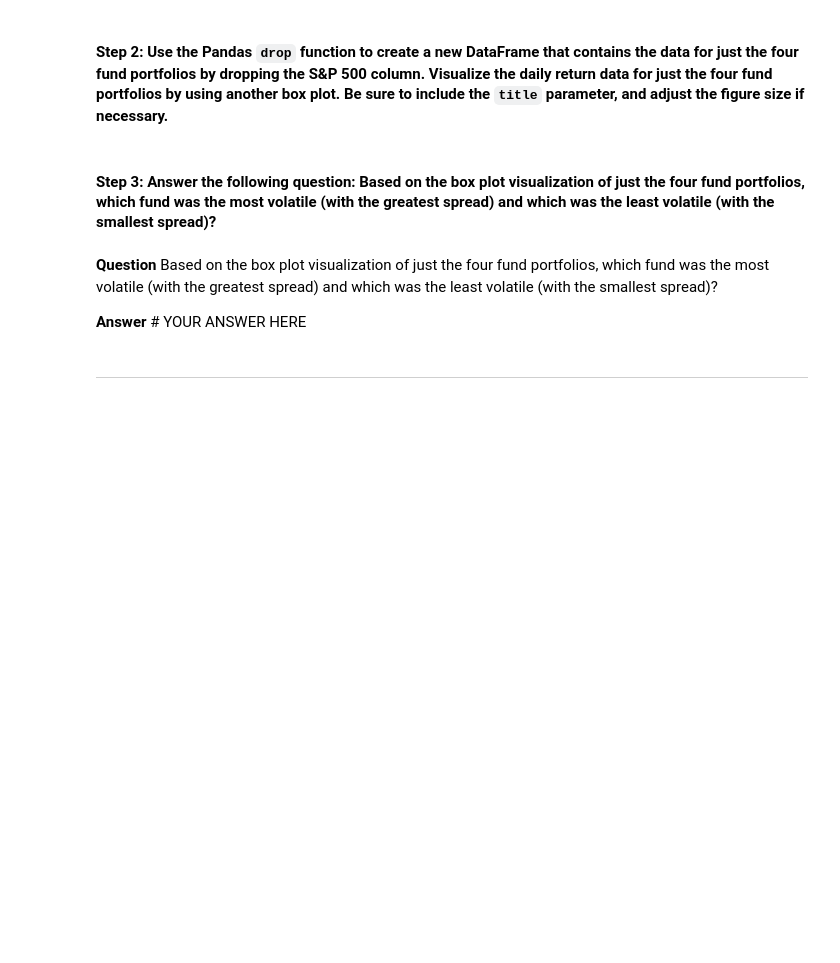
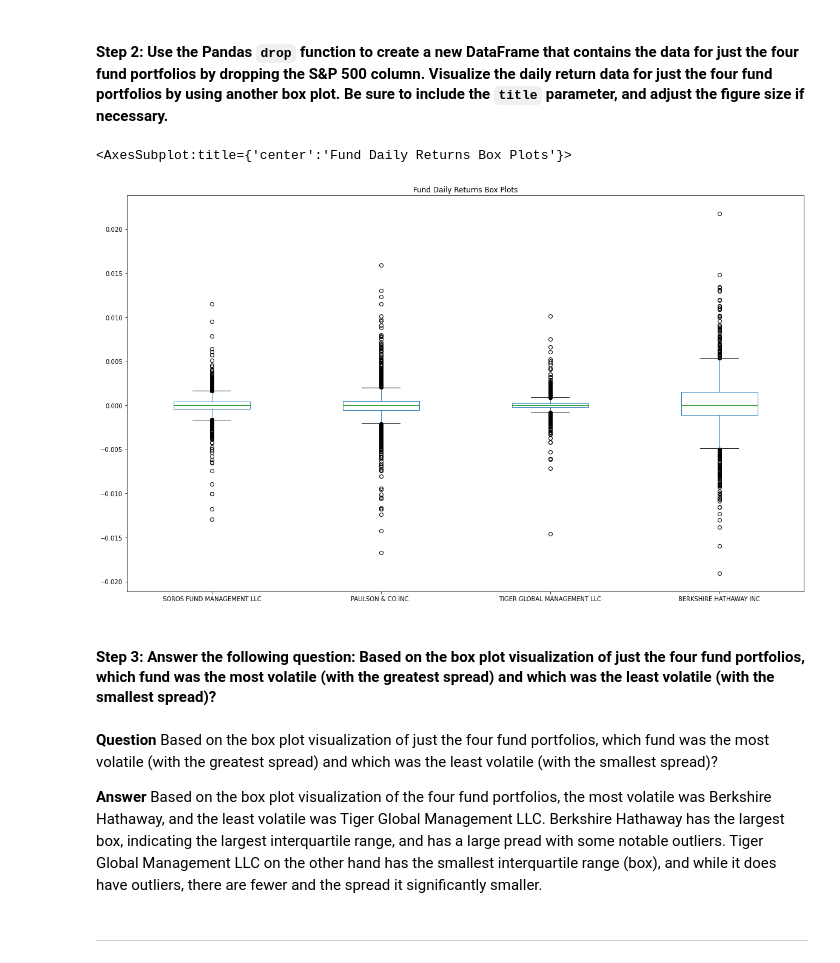
Before and after one commit to suzyslocum/Portfolio_Risk-Return_Analysis, a Jupyter notebook: Starter_Code/risk_return_analysis.ipynb, the cells around one changed output. Saved outputs shown, nothing was run; the diff lists cells and outputs as text; code cells hidden in the pictures; blank space fills up the shorter version.

```diff
--- a/Starter_Code/risk_return_analysis.ipynb
+++ b/Starter_Code/risk_return_analysis.ipynb
@@ -212,15 +232,23 @@ Analyze the volatility of each of the four fund portfolios and of the S&P 500 In
 #### Step 2: Use the Pandas `drop` function to create a new DataFrame that contains the data for just the four fund portfolios by dropping the S&P 500 column. Visualize the daily return data for just the four fund portfolios by using another box plot. Be sure to include the `title` parameter, and adjust the figure size if necessary.
 # %%
 # Create a new DataFrame containing only the 4 fund portfolios by dropping the S&P 500 column from the DataFrame
+fund_daily_returns = whale_daily_returns.drop(columns=["S&P 500"])
+
+# Check that the new DF is populated
+# fund_daily_returns.head()
+
 # Create box plots to reflect the return data for only the 4 fund portfolios
 # Include a title parameter and adjust the figure size
-# YOUR CODE HERE
+fund_daily_returns.plot.box(title = "Fund Daily Returns Box Plots", figsize = (20,12))
+# %% [output]
+<AxesSubplot:title={'center':'Fund Daily Returns Box Plots'}>
+[figure, added]
 # %% [markdown]
 #### Step 3: Answer the following question: Based on the box plot visualization of just the four fund portfolios, which fund was the most volatile (with the greatest spread) and which was the least volatile (with the smallest spread)?
 # %% [markdown]
 **Question** Based on the box plot visualization of just the four fund portfolios, which fund was the most volatile (with the greatest spread) and which was the least volatile (with the smallest spread)?
 
-**Answer** # YOUR ANSWER HERE
+**Answer** Based on the box plot visualization of the four fund portfolios, the most volatile was Berkshire Hathaway, and the least volatile was Tiger Global Management LLC. Berkshire Hathaway has the largest box, indicating the largest interquartile range, and has a large pread with some notable outliers. Tiger Global Management LLC on the other hand has the smallest interquartile range (box), and while it does have outliers, there are fewer and the spread it significantly smaller.
 # %% [markdown]
 ---
 # %% [markdown]
```
Also changed, not shown: parts of 15 cells of this notebook.
